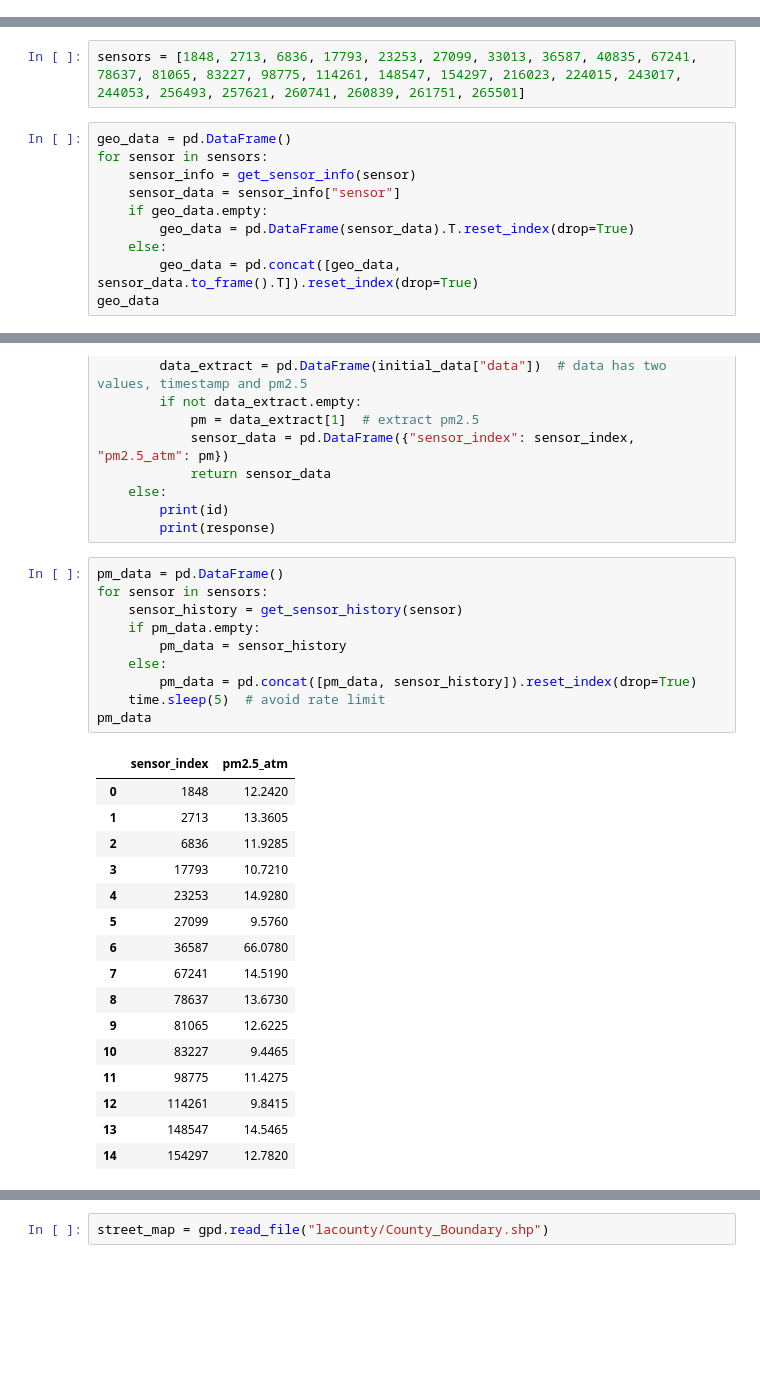
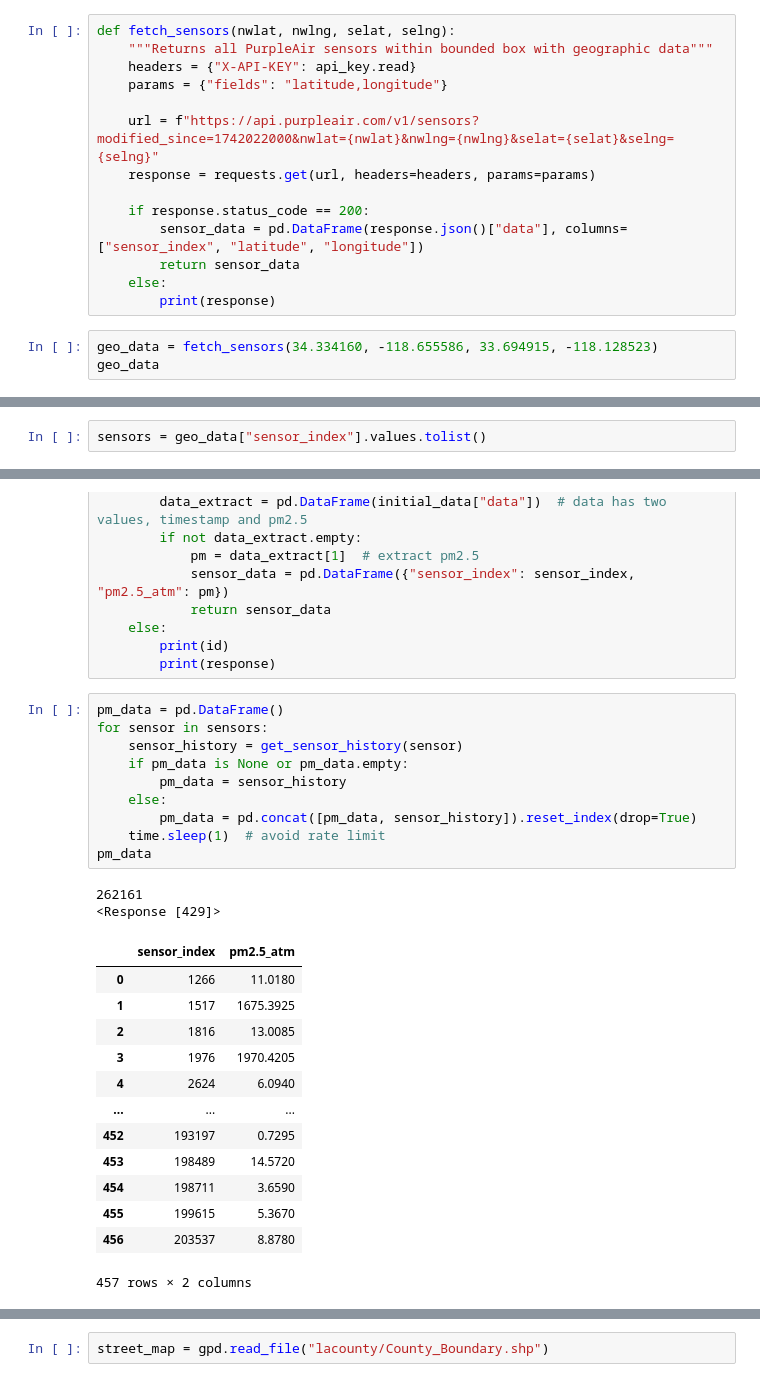
Before and after one commit to lukasrhoades/Los-Angeles-Air-Quality, a Jupyter notebook: data_pipeline.ipynb, the cells around one changed output, grey strips where cells are left out. Cells and saved outputs as stored; diff of their text form; blank space fills up the shorter version.

```diff
--- a/data_pipeline.ipynb
+++ b/data_pipeline.ipynb
@@ -25,0 +10,17 @@ def get_sensor_info(id):
+# %%
+def fetch_sensors(nwlat, nwlng, selat, selng):
+    """Returns all PurpleAir sensors within bounded box with geographic data"""
+    headers = {"X-API-KEY": api_key.read}
+    params = {"fields": "latitude,longitude"}
+
+    url = f"https://api.purpleair.com/v1/sensors?modified_since=1742022000&nwlat={nwlat}&nwlng={nwlng}&selat={selat}&selng={selng}"
+    response = requests.get(url, headers=headers, params=params)
+
+    if response.status_code == 200:
+        sensor_data = pd.DataFrame(response.json()["data"], columns=["sensor_index", "latitude", "longitude"])
+        return sensor_data
+    else:
+        print(response)
+# %%
+geo_data = fetch_sensors(34.334160, -118.655586, 33.694915, -118.128523)
+geo_data
@@ -26,12 +41,2 @@ def get_sensor_info(id):
 # %%
-sensors = [1848, 2713, 6836, 17793, 23253, 27099, 33013, 36587, 40835, 67241, 78637, 81065, 83227, 98775, 114261, 148547, 154297, 216023, 224015, 243017, 244053, 256493, 257621, 260741, 260839, 261751, 265501]
+sensors = geo_data["sensor_index"].values.tolist()
-# %%
-geo_data = pd.DataFrame()
-for sensor in sensors:
-    sensor_info = get_sensor_info(sensor)
-    sensor_data = sensor_info["sensor"]
-    if geo_data.empty:
-        geo_data = pd.DataFrame(sensor_data).T.reset_index(drop=True)
-    else:
-        geo_data = pd.concat([geo_data, sensor_data.to_frame().T]).reset_index(drop=True)
-geo_data
@@ -79,27 +66,26 @@ def get_sensor_history(id):
 # %%
 pm_data = pd.DataFrame()
 for sensor in sensors:
     sensor_history = get_sensor_history(sensor)
-    if pm_data.empty:
+    if pm_data is None or pm_data.empty:
         pm_data = sensor_history
     else:
         pm_data = pd.concat([pm_data, sensor_history]).reset_index(drop=True)
-    time.sleep(5)  # avoid rate limit
+    time.sleep(1)  # avoid rate limit
 pm_data
 # %% [output]
+262161
+<Response [429]>
 |  | sensor_index | pm2.5_atm |
-| 0 | 1848 | 12.2420 |
-| 1 | 2713 | 13.3605 |
-| 2 | 6836 | 11.9285 |
-| 3 | 17793 | 10.7210 |
-| 4 | 23253 | 14.9280 |
-| 5 | 27099 | 9.5760 |
-| 6 | 36587 | 66.0780 |
-| 7 | 67241 | 14.5190 |
-| 8 | 78637 | 13.6730 |
-| 9 | 81065 | 12.6225 |
-| 10 | 83227 | 9.4465 |
-| 11 | 98775 | 11.4275 |
-| 12 | 114261 | 9.8415 |
-| 13 | 148547 | 14.5465 |
-| 14 | 154297 | 12.7820 |
+| 0 | 1266 | 11.0180 |
+| 1 | 1517 | 1675.3925 |
+| 2 | 1816 | 13.0085 |
+| 3 | 1976 | 1970.4205 |
+| 4 | 2624 | 6.0940 |
+| ... | ... | ... |
+| 452 | 193197 | 0.7295 |
+| 453 | 198489 | 14.5720 |
+| 454 | 198711 | 3.6590 |
+| 455 | 199615 | 5.3670 |
+| 456 | 203537 | 8.8780 |
+457 rows × 2 columns
```
Also changed, not shown: parts of 8 cells of this notebook.
